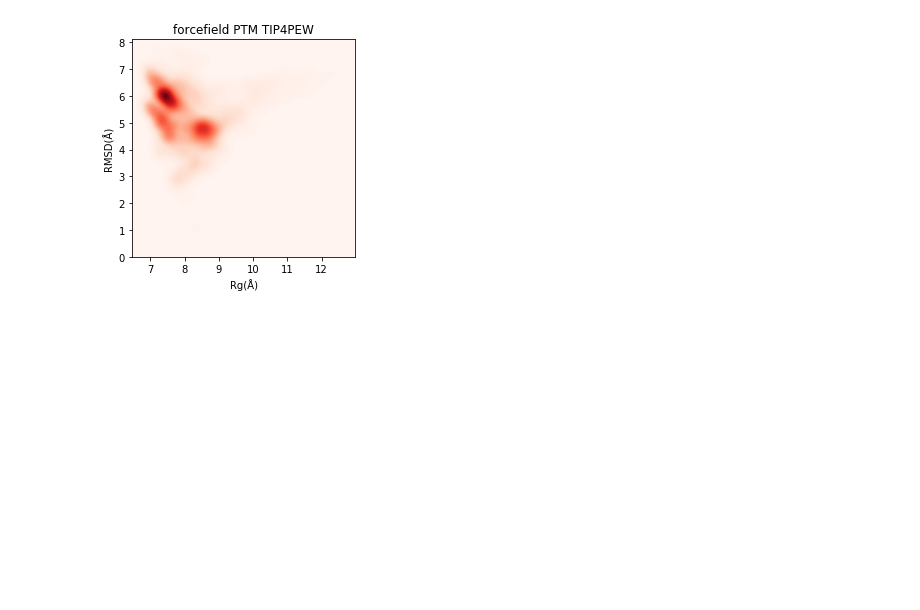
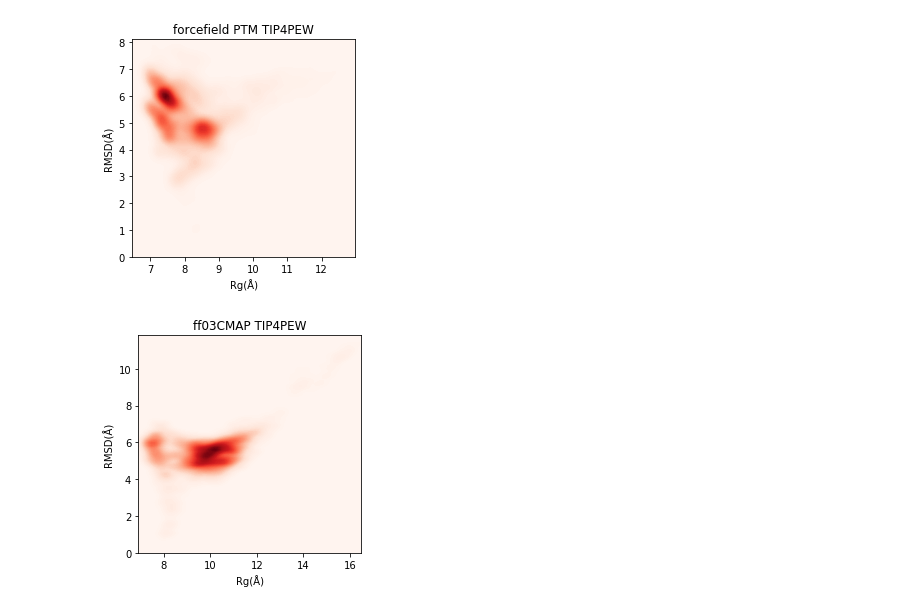
Before and after one commit to Zuricho/My_Lab, a Jupyter notebook: Figure_ipynb/Seaborn_2CEF/2cef_dih.ipynb, the cells around one changed output. Saved outputs shown, nothing was run; the diff lists cells and outputs as text; code cells hidden in the pictures; blank space fills up the shorter version.

```diff
--- a/Figure_ipynb/Seaborn_2CEF/2cef_dih.ipynb
+++ b/Figure_ipynb/Seaborn_2CEF/2cef_dih.ipynb
@@ -43,3 +45,36 @@ plt.ylabel('RMSD(Å)')
 plt.show()
 # %% [output]
 [figure]
+# %%
+Rg_1 = loadfile_Rg("Rg_2cef_CMAP_sim1.dat")
+Rg_2 = loadfile_Rg("Rg_2cef_CMAP_sim2.dat")
+Rg_3 = loadfile_Rg("Rg_2cef_CMAP_sim3.dat")
+Rg_4 = loadfile_Rg("Rg_2cef_CMAP_sim4.dat")
+Rg_5 = loadfile_Rg("Rg_2cef_CMAP_sim5.dat")
+
+
+RMSD_1 = loadfile_RMSD("RMSD_2cef_CMAP_sim1.dat")
+RMSD_2 = loadfile_RMSD("RMSD_2cef_CMAP_sim2.dat")
+RMSD_3 = loadfile_RMSD("RMSD_2cef_CMAP_sim3.dat")
+RMSD_4 = loadfile_RMSD("RMSD_2cef_CMAP_sim4.dat")
+RMSD_5 = loadfile_RMSD("RMSD_2cef_CMAP_sim5.dat")
+
+
+Rg_data = np.append(Rg_1,[Rg_2,Rg_3,Rg_4,Rg_5])
+RMSD_data = np.append(RMSD_1,[RMSD_2,RMSD_3,RMSD_4,RMSD_5])
+
+
+
+plt.subplots(figsize=(4, 4))
+
+sns.kdeplot(Rg_data,RMSD_data,cut=0,n_levels=100,shade=True,cmap="Reds")
+
+plt.title('ff03CMAP TIP4PEW')
+plt.xlabel('Rg(Å)')
+plt.ylabel('RMSD(Å)')
+
+plt.savefig("RMSD_Rg_CMAP.png",dpi=100)
+
+plt.show()
+# %% [output]
+[figure, added]
```
Also changed, not shown: parts of 3 cells of this notebook, 24 other files.
